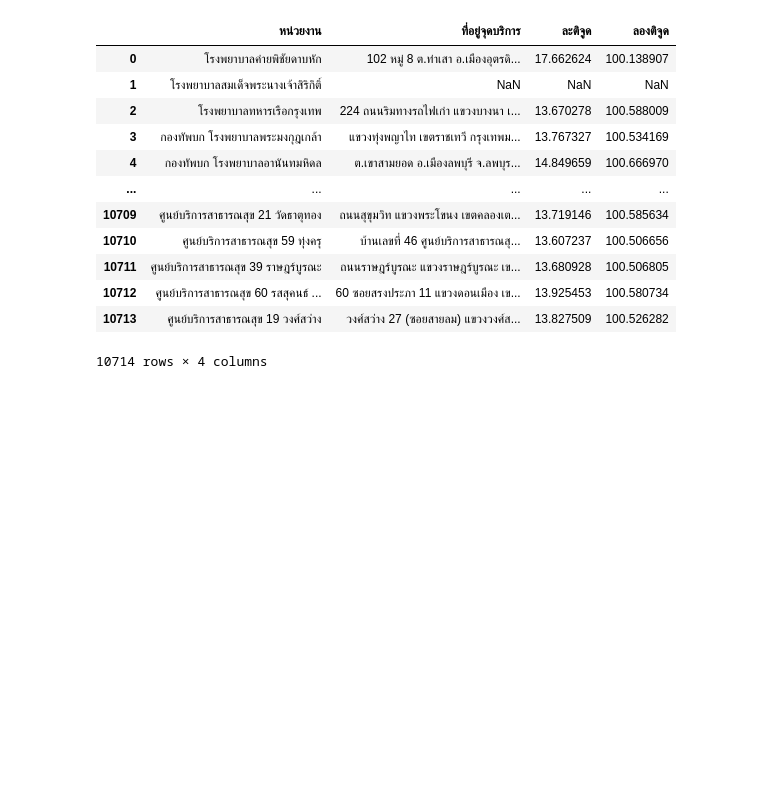
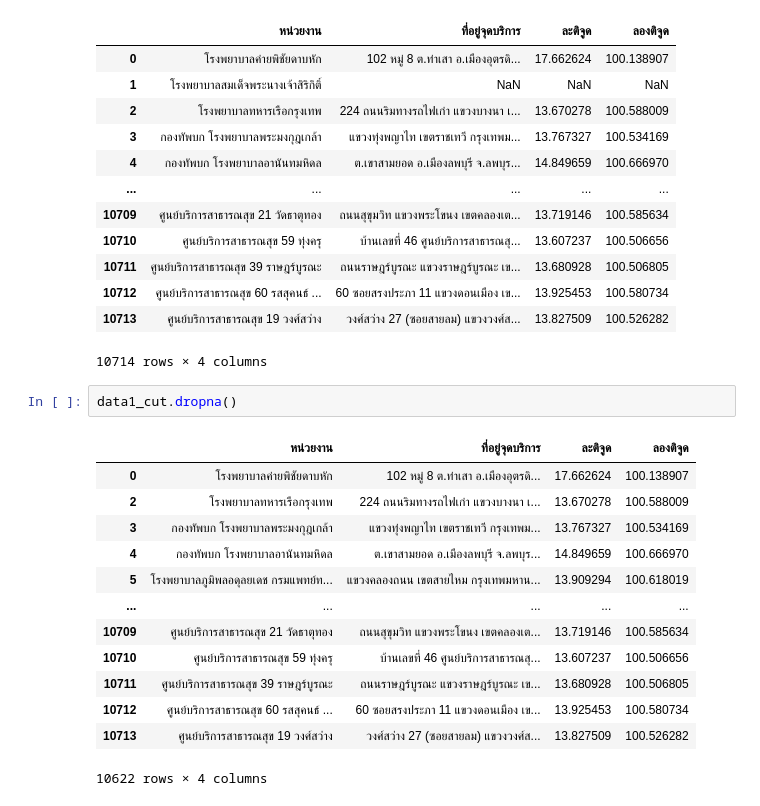
Before and after one commit to Jittiya/data_viz_2022, a Jupyter notebook: Project.ipynb, the cells around one changed output. Drawn from its saved outputs; the diff is of its cells as text; blank space fills up the shorter version.

```diff
--- a/Project.ipynb
+++ b/Project.ipynb
@@ -248,3 +248,19 @@ data1_cut
 | 10712 | ศูนย์บริการสาธารณสุข 60 รสสุคนธ์ ... | 60 ซอยสรงประภา 11 แขวงดอนเมือง เข... | 13.925453 | 100.580734 |
 | 10713 | ศูนย์บริการสาธารณสุข 19 วงศ์สว่าง | วงศ์สว่าง 27 (ซอยสายลม) แขวงวงศ์ส... | 13.827509 | 100.526282 |
 10714 rows × 4 columns
+# %%
+data1_cut.dropna()
+# %% [output]
+|  | หน่วยงาน | ที่อยู่จุดบริการ | ละติจูด | ลองติจูด |
+| 0 | โรงพยาบาลค่ายพิชัยดาบหัก | 102 หมู่ 8 ต.ท่าเสา อ.เมืองอุตรดิ... | 17.662624 | 100.138907 |
+| 2 | โรงพยาบาลทหารเรือกรุงเทพ | 224 ถนนริมทางรถไฟเก่า แขวงบางนา เ... | 13.670278 | 100.588009 |
+| 3 | กองทัพบก โรงพยาบาลพระมงกุฎเกล้า | แขวงทุ่งพญาไท เขตราชเทวี กรุงเทพม... | 13.767327 | 100.534169 |
+| 4 | กองทัพบก โรงพยาบาลอานันทมหิดล | ต.เขาสามยอด อ.เมืองลพบุรี จ.ลพบุร... | 14.849659 | 100.666970 |
+| 5 | โรงพยาบาลภูมิพลอดุลยเดช กรมแพทย์ท... | แขวงคลองถนน เขตสายไหม กรุงเทพมหาน... | 13.909294 | 100.618019 |
+| ... | ... | ... | ... | ... |
+| 10709 | ศูนย์บริการสาธารณสุข 21 วัดธาตุทอง | ถนนสุขุมวิท แขวงพระโขนง เขตคลองเต... | 13.719146 | 100.585634 |
+| 10710 | ศูนย์บริการสาธารณสุข 59 ทุ่งครุ | บ้านเลขที่ 46 ศูนย์บริการสาธารณสุ... | 13.607237 | 100.506656 |
+| 10711 | ศูนย์บริการสาธารณสุข 39 ราษฎร์บูรณะ | ถนนราษฎร์บูรณะ แขวงราษฎร์บูรณะ เข... | 13.680928 | 100.506805 |
+| 10712 | ศูนย์บริการสาธารณสุข 60 รสสุคนธ์ ... | 60 ซอยสรงประภา 11 แขวงดอนเมือง เข... | 13.925453 | 100.580734 |
+| 10713 | ศูนย์บริการสาธารณสุข 19 วงศ์สว่าง | วงศ์สว่าง 27 (ซอยสายลม) แขวงวงศ์ส... | 13.827509 | 100.526282 |
+10622 rows × 4 columns
```
Also changed, not shown: parts of 1 cell of this notebook.
